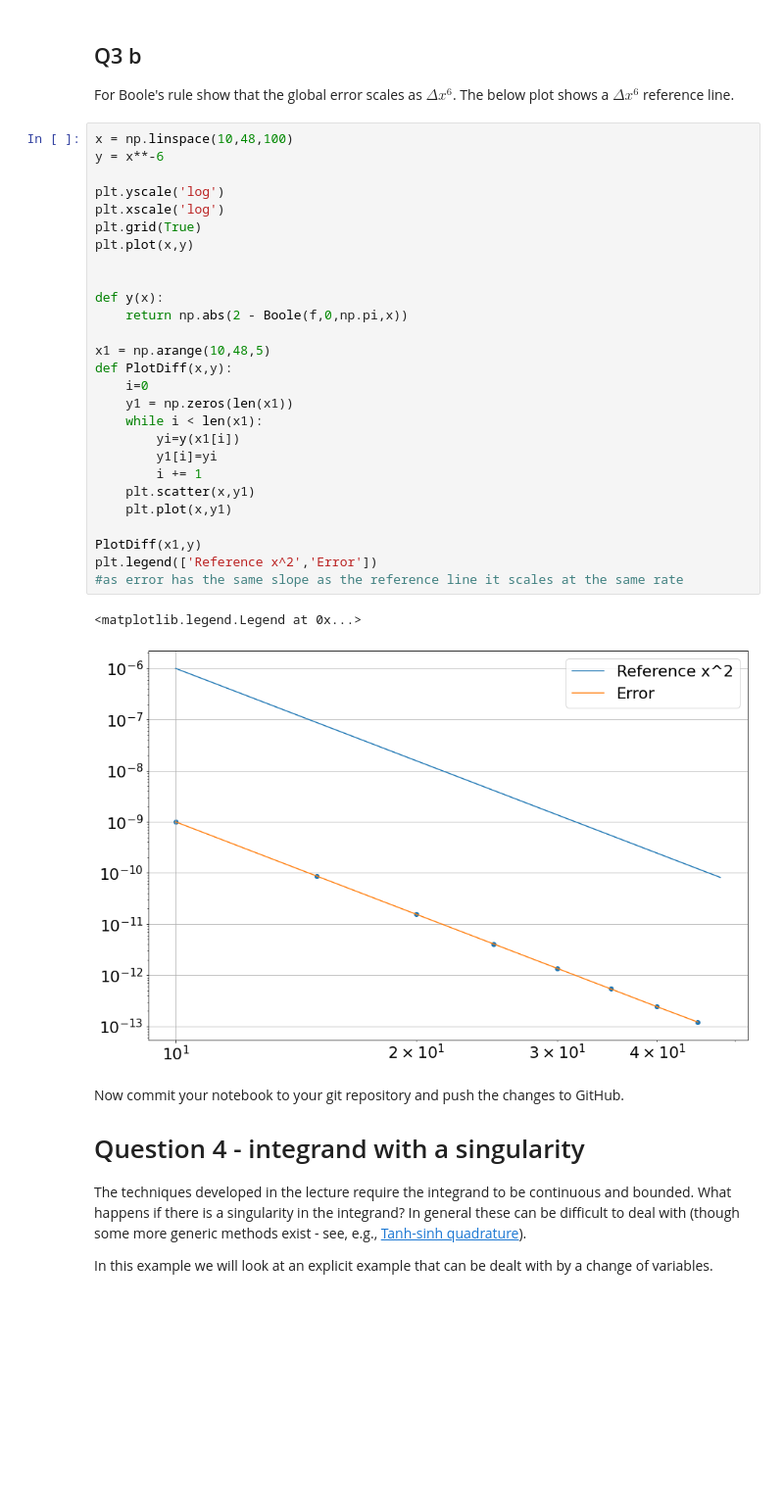
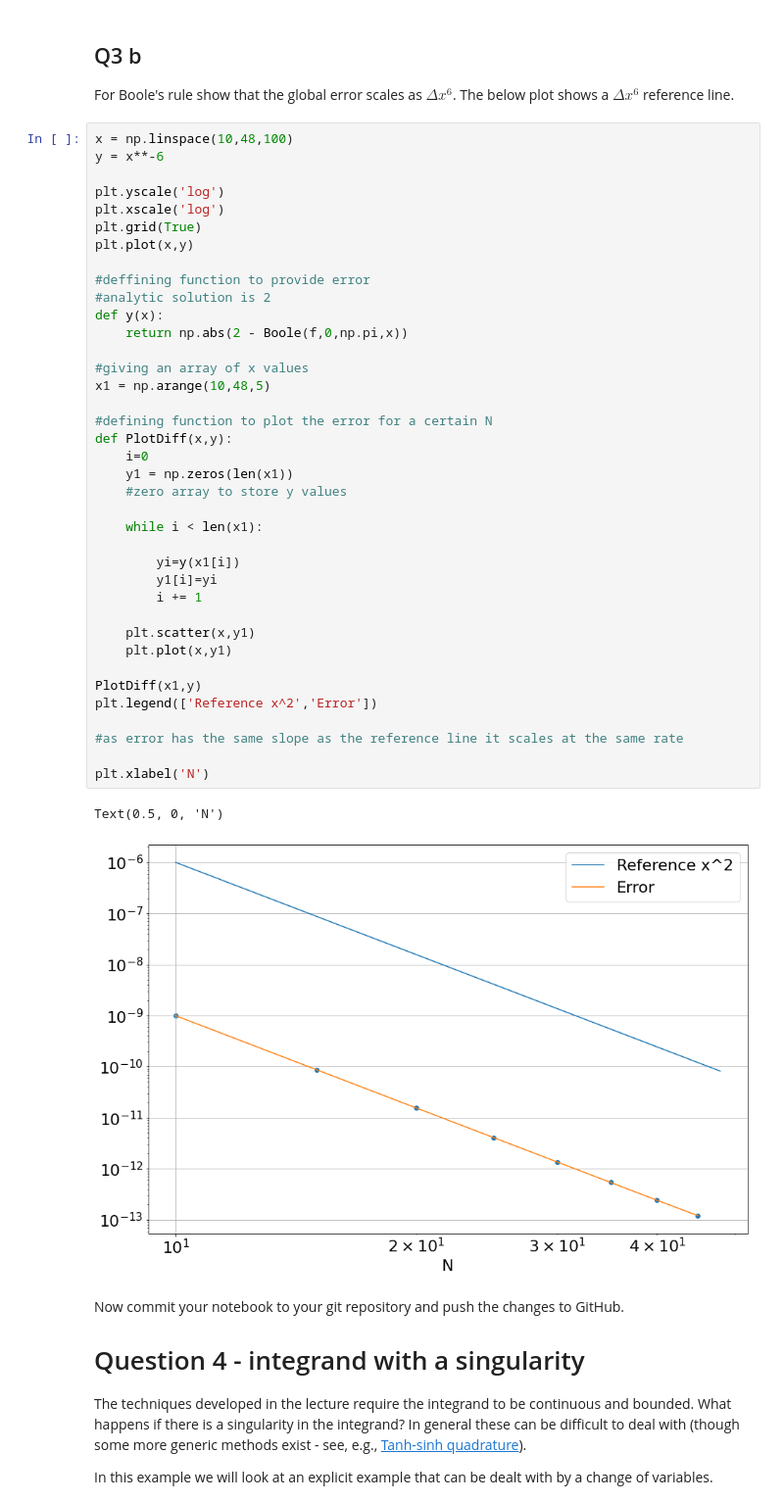
Before and after one commit to odhrandooley/ACM20030-Assignments, a Jupyter notebook: Assignment-4.ipynb, the cells around one changed output. Shown at 98% size. Drawn from its saved outputs; the diff is of its cells as text; blank space fills up the shorter version.

```diff
--- a/Assignment-4.ipynb
+++ b/Assignment-4.ipynb
@@ -202,33 +208,44 @@ For Boole's rule show that the global error scales as $\Delta x^6$. The below pl
 # %%
 x = np.linspace(10,48,100)
 y = x**-6
 
 plt.yscale('log')
 plt.xscale('log')
 plt.grid(True)
 plt.plot(x,y)
 
-
+#deffining function to provide error
+#analytic solution is 2
 def y(x):
     return np.abs(2 - Boole(f,0,np.pi,x))
 
+#giving an array of x values
 x1 = np.arange(10,48,5)
+
+#defining function to plot the error for a certain N
 def PlotDiff(x,y):
     i=0
     y1 = np.zeros(len(x1))
+    #zero array to store y values
+
     while i < len(x1):
+
         yi=y(x1[i])
         y1[i]=yi
         i += 1
+
     plt.scatter(x,y1)
     plt.plot(x,y1)
 
 PlotDiff(x1,y)
 plt.legend(['Reference x^2','Error'])
+
 #as error has the same slope as the reference line it scales at the same rate
+
+plt.xlabel('N')
 # %% [output]
-<matplotlib.legend.Legend at 0x...>
+Text(0.5, 0, 'N')
-[figure, old version]
+[figure, new version]
 # %% [markdown]
 Now commit your notebook to your git repository and push the changes to GitHub.
 
```
Also changed, not shown: parts of 6 cells of this notebook.
